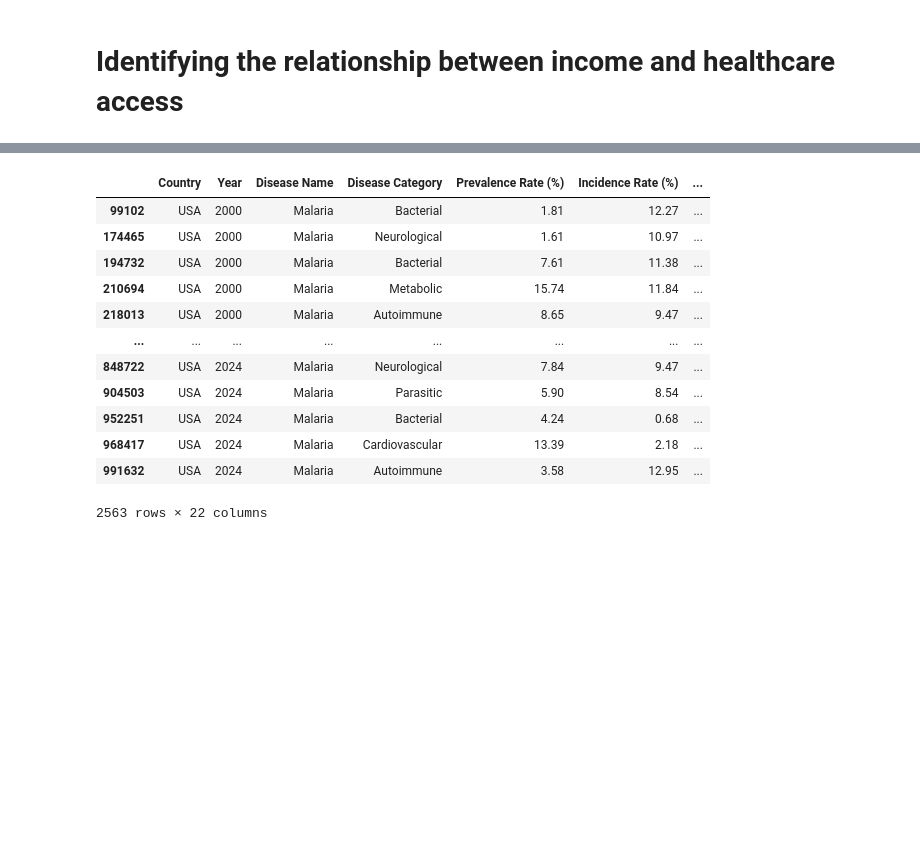
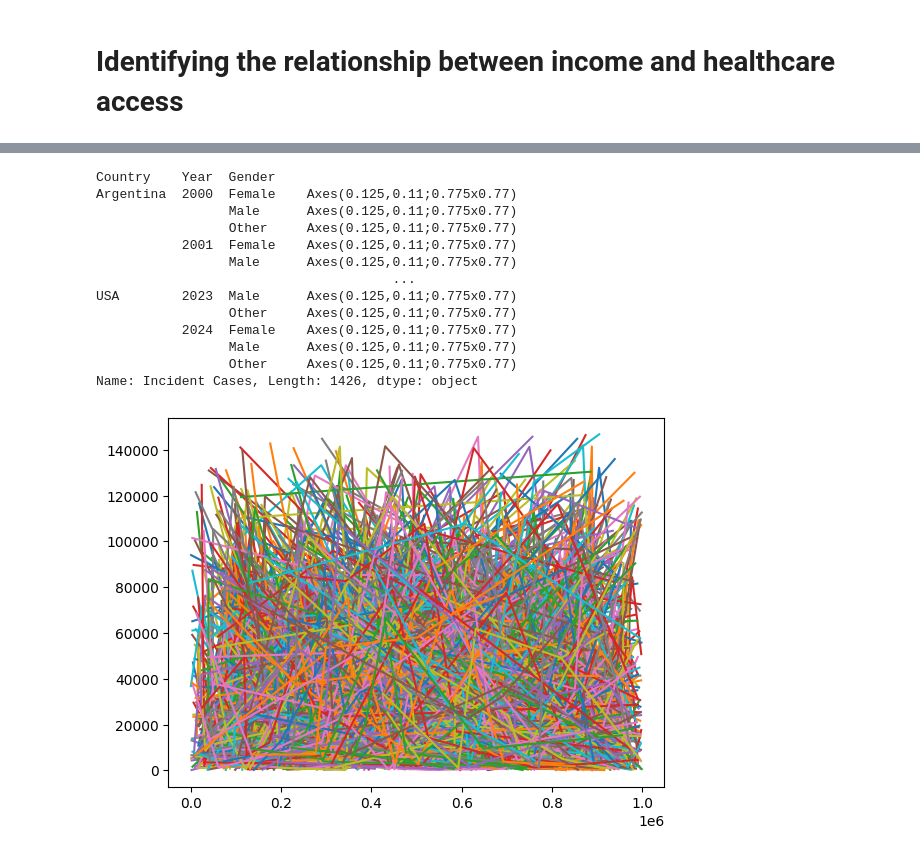
Before and after one commit to jojoroy/diseasedata, a Jupyter notebook: data-analysis-on-global-health-statistics-dataset.ipynb, the cells around one changed output, grey strips where cells are left out. Drawn from its saved outputs; the diff is of its cells as text; code cells hidden in the pictures; blank space fills up the shorter version.

Commit message:
Some groupby work has been done

```diff
--- a/data-analysis-on-global-health-statistics-dataset.ipynb
+++ b/data-analysis-on-global-health-statistics-dataset.ipynb
@@ -213,4 +135,5 @@ df
 # %%
-td=df.loc[df['Disease Name']=='Malaria']
+td=df.loc[(df['Disease Name']=='Malaria')
+& (df['Disease Category']=='Bacterial')]
 # %%
 td
@@ -230,0 +151,6 @@ td
+# %%
+td1=td.iloc[:,0:10]
+# %%
+td1['Prevalent Cases']=td1['Prevalence Rate (%)']*td1['Population Affected']/100
+td1['Incident Cases']=td1['Incidence Rate (%)']*td1['Population Affected']/100
+td1['Deaths']=td1['Mortality Rate (%)']*td1['Population Affected']/100
@@ -230,0 +173,2 @@ td
+# %%
+a=td1.groupby(['Country','Year','Gender'])
@@ -231,18 +197,21 @@ td
+# %%
+a['Incident Cases'].plot()
+# %% [output]
+Country    Year  Gender
+Argentina  2000  Female    Axes(0.125,0.11;0.775x0.77)
+                 Male      Axes(0.125,0.11;0.775x0.77)
+                 Other     Axes(0.125,0.11;0.775x0.77)
+           2001  Female    Axes(0.125,0.11;0.775x0.77)
+                 Male      Axes(0.125,0.11;0.775x0.77)
+                                      ...
+USA        2023  Male      Axes(0.125,0.11;0.775x0.77)
+                 Other     Axes(0.125,0.11;0.775x0.77)
+           2024  Female    Axes(0.125,0.11;0.775x0.77)
+                 Male      Axes(0.125,0.11;0.775x0.77)
+                 Other     Axes(0.125,0.11;0.775x0.77)
+Name: Incident Cases, Length: 1426, dtype: object
+[figure, added]
 # %%
 td[td['Country']=='USA'].sort_values(by=['Year','Age Group'])
-# %% [output]
-|  | Country | Year | Disease Name | Disease Category | Prevalence Rate (%) | Incidence Rate (%) | ... |
-| 99102 | USA | 2000 | Malaria | Bacterial | 1.81 | 12.27 | ... |
-| 174465 | USA | 2000 | Malaria | Neurological | 1.61 | 10.97 | ... |
-| 194732 | USA | 2000 | Malaria | Bacterial | 7.61 | 11.38 | ... |
-| 210694 | USA | 2000 | Malaria | Metabolic | 15.74 | 11.84 | ... |
-| 218013 | USA | 2000 | Malaria | Autoimmune | 8.65 | 9.47 | ... |
-| ... | ... | ... | ... | ... | ... | ... | ... |
-| 848722 | USA | 2024 | Malaria | Neurological | 7.84 | 9.47 | ... |
-| 904503 | USA | 2024 | Malaria | Parasitic | 5.90 | 8.54 | ... |
-| 952251 | USA | 2024 | Malaria | Bacterial | 4.24 | 0.68 | ... |
-| 968417 | USA | 2024 | Malaria | Cardiovascular | 13.39 | 2.18 | ... |
-| 991632 | USA | 2024 | Malaria | Autoimmune | 3.58 | 12.95 | ... |
-2563 rows × 22 columns
 # %%
 # make function to calculate rate
```
Also changed, not shown: parts of 22 cells of this notebook.
